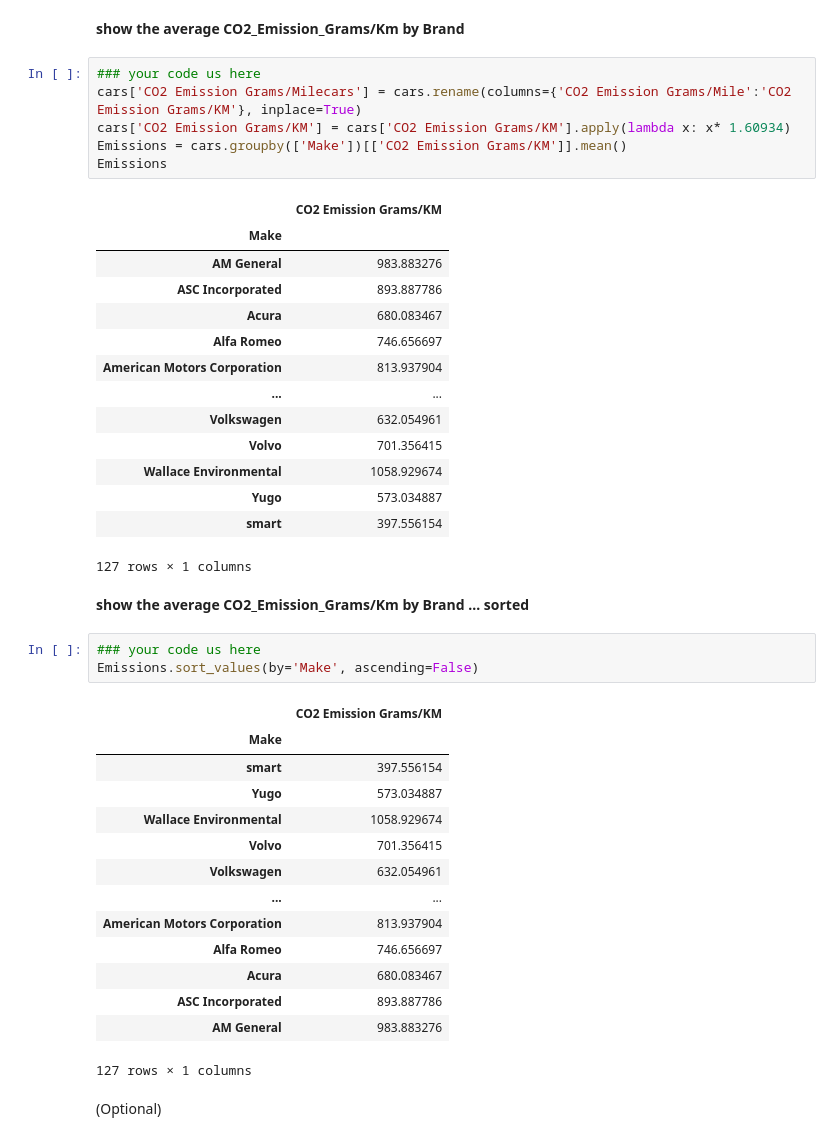
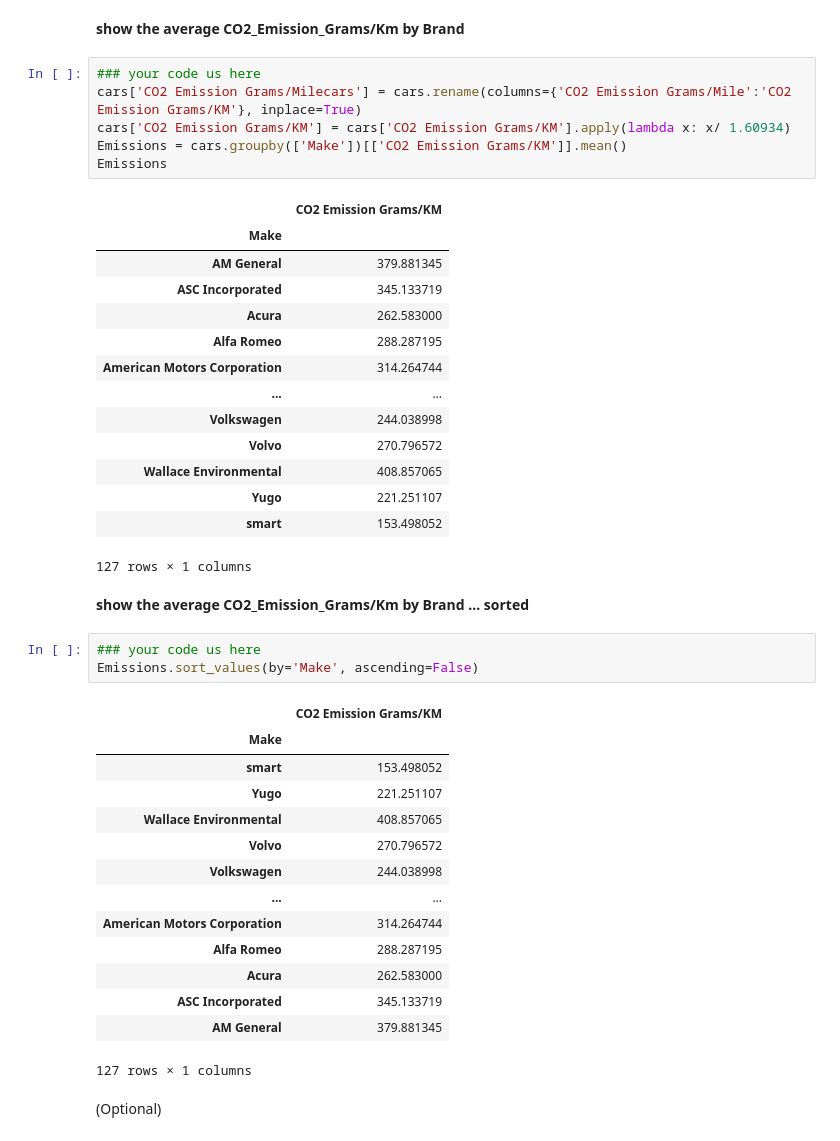
Before and after one commit to Pedro10Rocha/IronHackLabs, a Jupyter notebook: Week2/Lab_Pandas_Grouping_Data_Vehicles.ipynb, the cells around one changed output. Drawn from its saved outputs; the diff is of its cells as text.

```diff
--- a/Week2/Lab_Pandas_Grouping_Data_Vehicles.ipynb
+++ b/Week2/Lab_Pandas_Grouping_Data_Vehicles.ipynb
@@ -87,23 +87,23 @@ Name: Make, Length: 127, dtype: int64
 # %%
 ### your code us here
 cars['CO2 Emission Grams/Milecars'] = cars.rename(columns={'CO2 Emission Grams/Mile':'CO2 Emission Grams/KM'}, inplace=True)
-cars['CO2 Emission Grams/KM'] = cars['CO2 Emission Grams/KM'].apply(lambda x: x* 1.60934)
+cars['CO2 Emission Grams/KM'] = cars['CO2 Emission Grams/KM'].apply(lambda x: x/ 1.60934)
 Emissions = cars.groupby(['Make'])[['CO2 Emission Grams/KM']].mean()
 Emissions
 # %% [output]
 |  | CO2 Emission Grams/KM |
 | Make |  |
-| AM General | 983.883276 |
-| ASC Incorporated | 893.887786 |
-| Acura | 680.083467 |
-| Alfa Romeo | 746.656697 |
-| American Motors Corporation | 813.937904 |
+| AM General | 379.881345 |
+| ASC Incorporated | 345.133719 |
+| Acura | 262.583000 |
+| Alfa Romeo | 288.287195 |
+| American Motors Corporation | 314.264744 |
 | ... | ... |
-| Volkswagen | 632.054961 |
-| Volvo | 701.356415 |
-| Wallace Environmental | 1058.929674 |
-| Yugo | 573.034887 |
-| smart | 397.556154 |
+| Volkswagen | 244.038998 |
+| Volvo | 270.796572 |
+| Wallace Environmental | 408.857065 |
+| Yugo | 221.251107 |
+| smart | 153.498052 |
 127 rows × 1 columns
 # %% [markdown]
 <b>show the average CO2_Emission_Grams/Km  by Brand ... sorted
@@ -113,17 +113,17 @@ Emissions.sort_values(by='Make', ascending=False)
 # %% [output]
 |  | CO2 Emission Grams/KM |
 | Make |  |
-| smart | 397.556154 |
-| Yugo | 573.034887 |
-| Wallace Environmental | 1058.929674 |
-| Volvo | 701.356415 |
-| Volkswagen | 632.054961 |
+| smart | 153.498052 |
+| Yugo | 221.251107 |
+| Wallace Environmental | 408.857065 |
+| Volvo | 270.796572 |
+| Volkswagen | 244.038998 |
 | ... | ... |
-| American Motors Corporation | 813.937904 |
-| Alfa Romeo | 746.656697 |
-| Acura | 680.083467 |
-| ASC Incorporated | 893.887786 |
-| AM General | 983.883276 |
+| American Motors Corporation | 314.264744 |
+| Alfa Romeo | 288.287195 |
+| Acura | 262.583000 |
+| ASC Incorporated | 345.133719 |
+| AM General | 379.881345 |
 127 rows × 1 columns
 # %% [markdown]
 (Optional)
```
Also changed, not shown: parts of 2 cells of this notebook, 1 other file.
